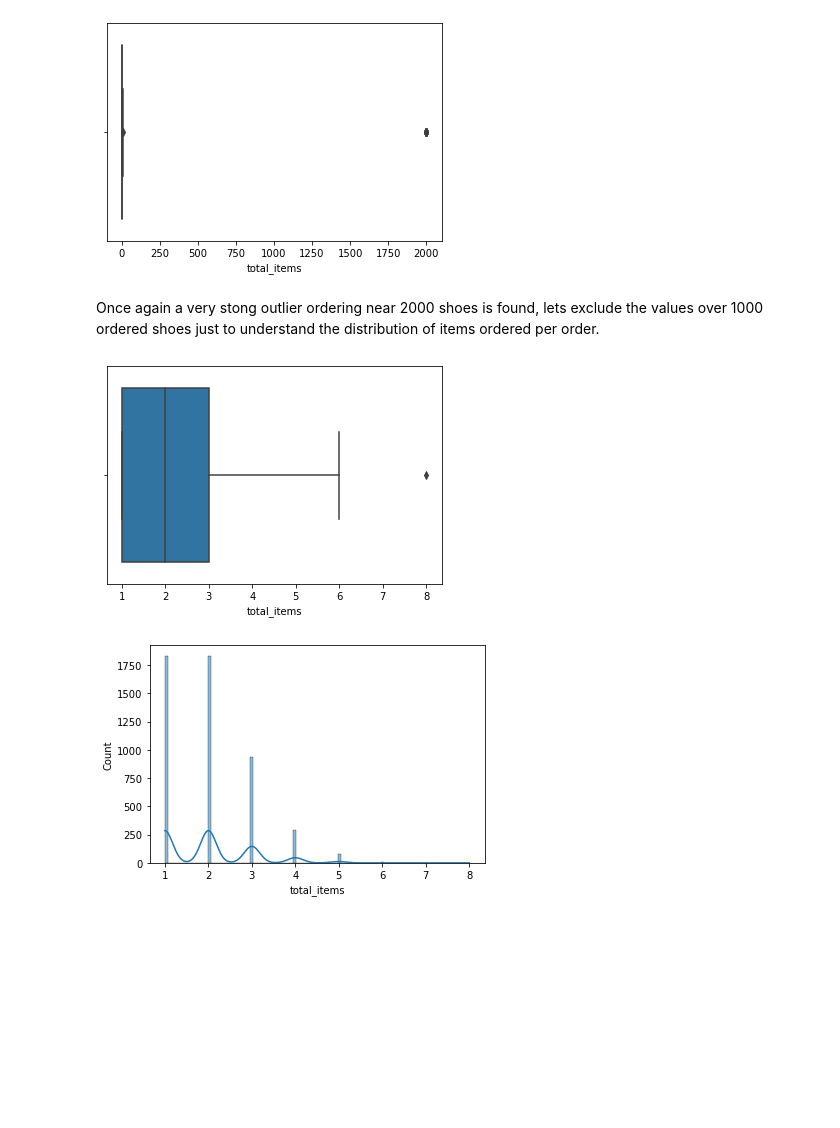
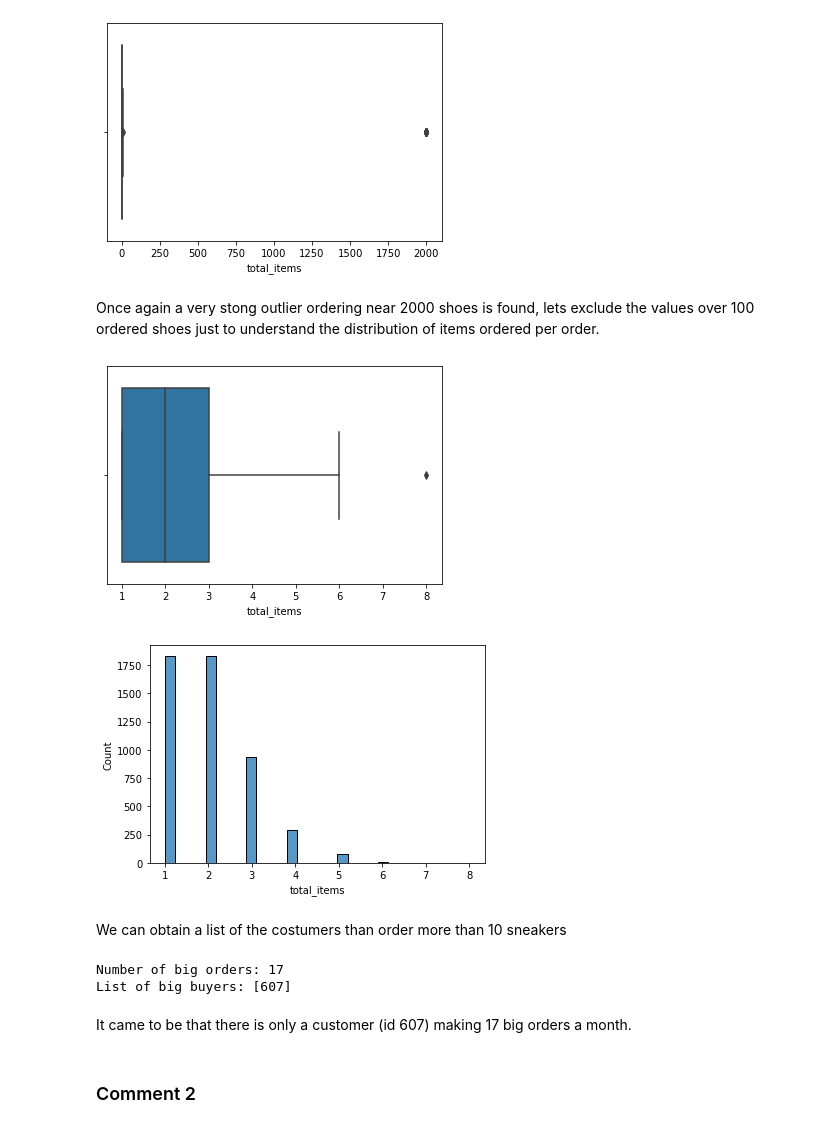
Before and after one commit to perreds/Shopify, a Jupyter notebook: Question_1.ipynb, the cells around one changed output. Saved outputs shown, nothing was run; the diff lists cells and outputs as text; code cells hidden in the pictures; blank space fills up the shorter version.

Commit message:
Add solution to question and additional comments

```diff
--- a/Question_1.ipynb
+++ b/Question_1.ipynb
@@ -73,14 +100,14 @@ plt.show()
 # %% [output]
 [figure]
 # %% [markdown]
-Once again a very stong outlier ordering near 2000 shoes is found, lets exclude the values over 1000 ordered shoes just to understand the distribution of items ordered per order.
+Once again a very stong outlier ordering near 2000 shoes is found, lets exclude the values over 100 ordered shoes just to understand the distribution of items ordered per order.
 # %%
-cut_value = 9
-data2 = df[df['total_items'] < cut_value]
+cut_value = 100
+data2 = data[data['total_items'] < cut_value]
 sns.boxplot(x=data2['total_items'])
 plt.show()
-sns.histplot(x=data2['total_items'], kde= True, bins=100)
+sns.histplot(x=data2['total_items'])
 plt.show()
 # %% [output]
 [figure]
-[figure, old version]
+[figure, new version]
@@ -103,0 +114,13 @@ print("For the cut value: " + str(cut_value) +", the AOV ="+ str(AOV))
+# %% [markdown]
+We can obtain a list of the costumers than order more than 10 sneakers
+# %%
+big_buyers = data[data['total_items'] > 10]
+print("Number of big orders:",len(big_buyers))
+print("List of big buyers:",big_buyers.user_id.unique())
+# %% [output]
+Number of big orders: 17
+List of big buyers: [607]
+# %% [markdown]
+It came to be that there is only a customer (id 607) making 17 big orders a month.
+# %% [markdown]
+### Comment 2
```
Also changed, not shown: parts of 26 cells of this notebook.
